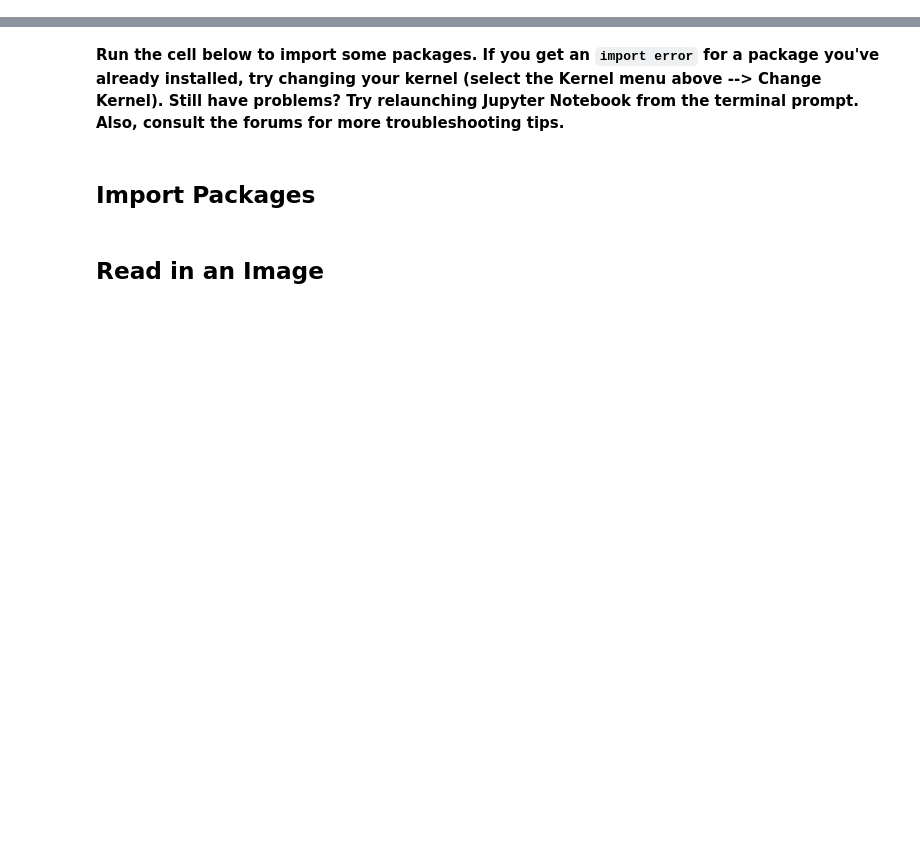
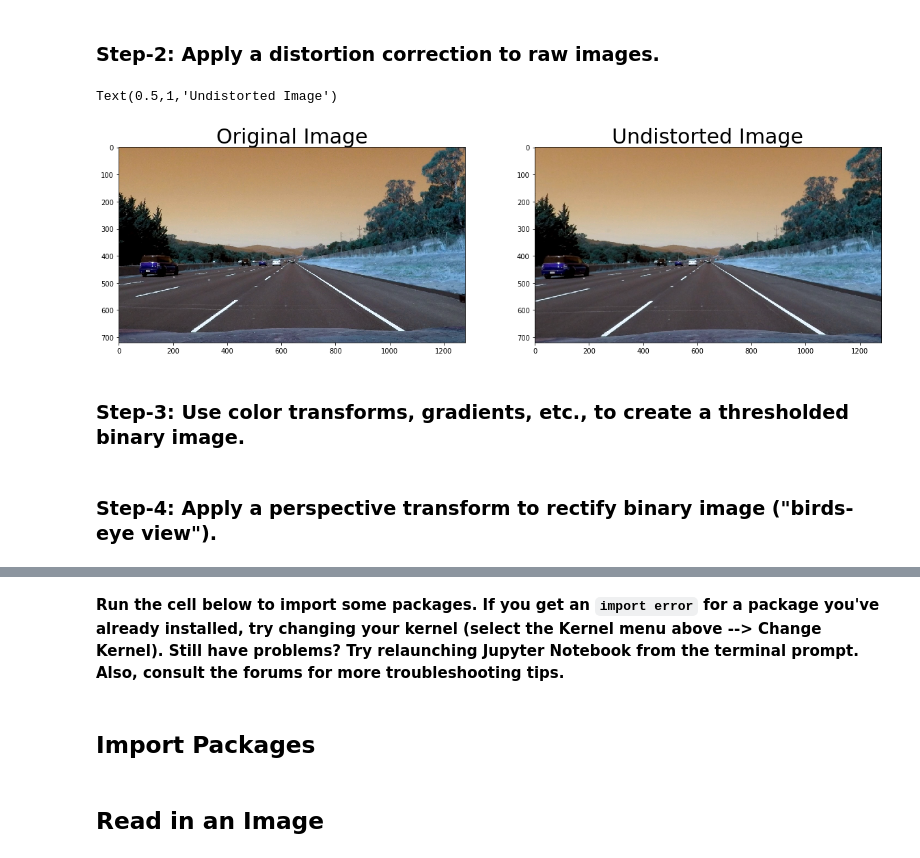
Before and after one commit to preeti-chauhan/SDCND-Project2-Advanced-Lane-Finding, a Jupyter notebook: P4.ipynb, the cells around one changed output, grey strips where cells are left out. Cells and saved outputs as stored; diff of their text form; code cells hidden in the pictures; blank space fills up the shorter version.

Commit message:
Step1 & Step2

```diff
--- a/P4.ipynb
+++ b/P4.ipynb
@@ -28,3 +74,44 @@ If you're feeling ambitious (again, totally optional though), don't stop there!
+# %% [markdown]
+### Step-2: Apply a distortion correction to raw images.
+# %%
+# Use objpoints and imgpoints to:
+# (i) calibrate
+# (ii) calculate distortion coefficients
+# (iii) test undistortion on an image
+
+import pickle
+%matplotlib inline
+
+# Test undistortion on an image
+img = cv2.imread('test_images/straight_lines2.jpg')
+img_size = (img.shape[1], img.shape[0])
+#print(img_size)
+
+# Do camera calibration given object points and image points
+ret, mtx, dist, rvecs, tvecs = cv2.calibrateCamera(objpoints, imgpoints, img_size,None,None)
+# undistort
+dst = cv2.undistort(img, mtx, dist, None, mtx)
+cv2.imwrite('output_images/straight_lines2_undist.jpg',dst)
+
+# Save the camera calibration result for later use (we won't worry about rvecs / tvecs)
+dist_pickle = {}
+dist_pickle["mtx"] = mtx
+dist_pickle["dist"] = dist
+pickle.dump( dist_pickle, open( "output_images/wide_dist_pickle.p", "wb" ) )
+#dst = cv2.cvtColor(dst, cv2.COLOR_BGR2RGB)
+# Visualize undistortion
+f, (ax1, ax2) = plt.subplots(1, 2, figsize=(20,10))
+ax1.imshow(img)
+ax1.set_title('Original Image', fontsize=30)
+ax2.imshow(dst)
+ax2.set_title('Undistorted Image', fontsize=30)
+# %% [output]
+Text(0.5,1,'Undistorted Image')
+[figure, added]
+# %% [markdown]
+### Step-3: Use color transforms, gradients, etc., to create a thresholded binary image.
+# %% [markdown]
+### Step-4: Apply a perspective transform to rectify binary image ("birds-eye view").
 # %% [markdown]
 **Similar to Project-1, the tools I have are color selection, region of interest selection, grayscaling, Gaussian smoothing, Canny Edge Detection and Hough Tranform line detection, etc. My goal is to piece together a pipeline to detect the line segments in the image, then average/extrapolate them and draw them onto the image for display (as below).  Once I have a working pipeline, I will try it out on the video stream.**
 
```
Also changed, not shown: parts of 3 cells of this notebook.
